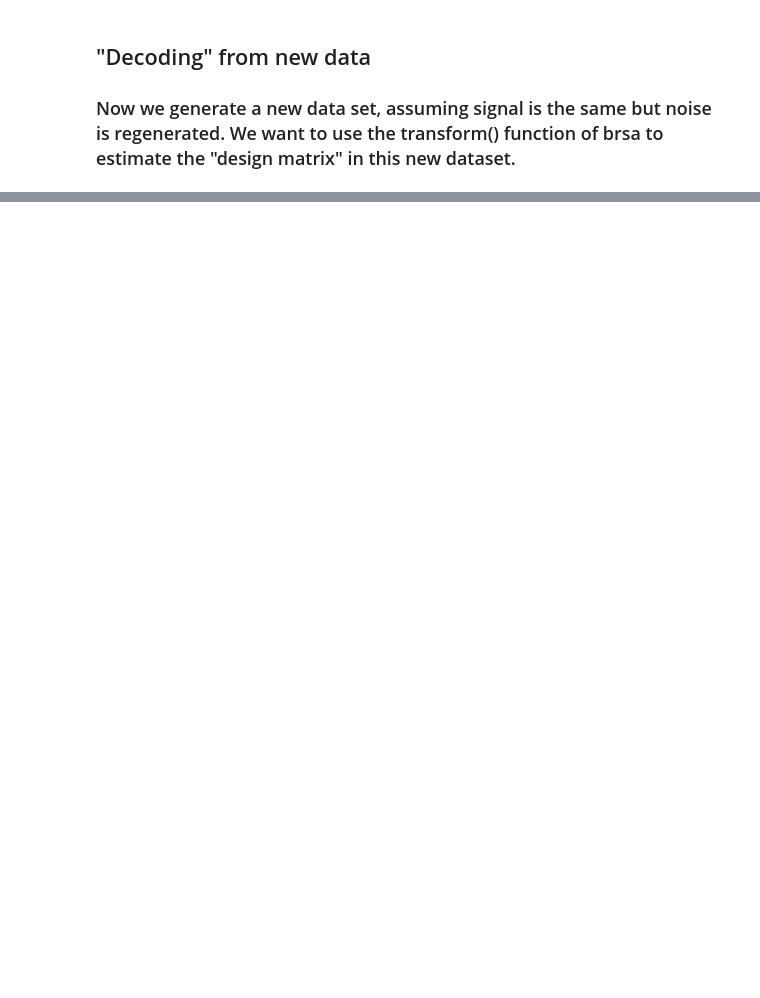
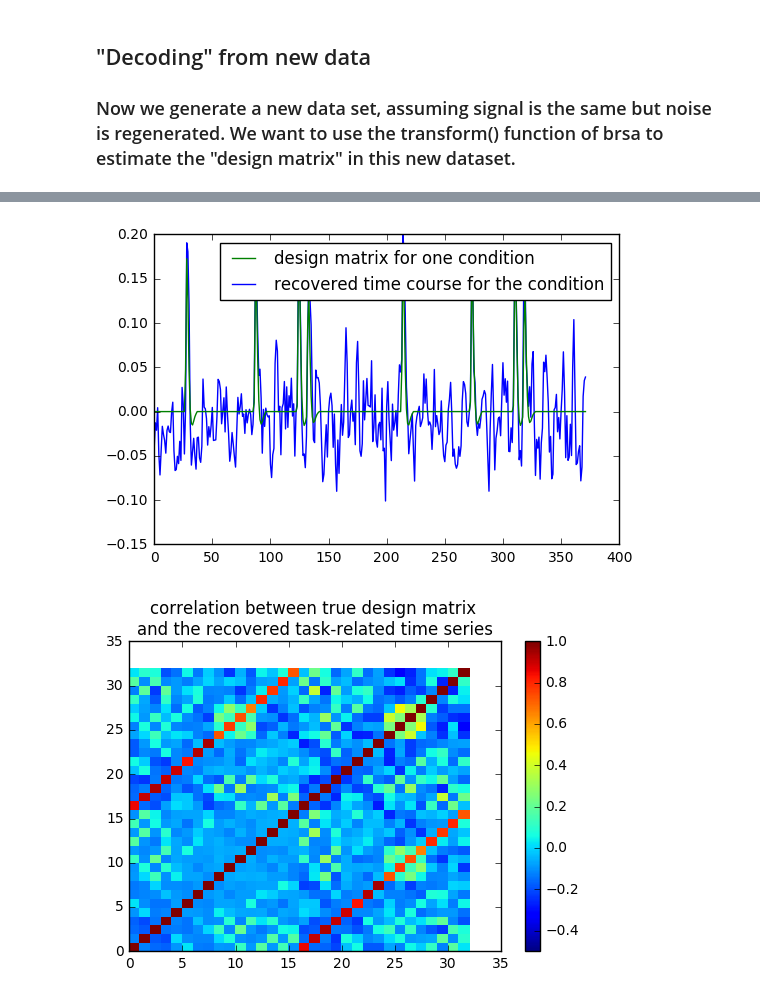
Before and after one commit to brainiak/brainiak, a Jupyter notebook: examples/reprsimil/brsa_representational_similarity_estimate_example.ipynb, the cells around one changed output, grey strips where cells are left out. Cells and saved outputs as stored; diff of their text form; code cells hidden in the pictures; blank space fills up the shorter version.

```diff
--- a/examples/reprsimil/brsa_representational_similarity_estimate_example.ipynb
+++ b/examples/reprsimil/brsa_representational_similarity_estimate_example.ipynb
@@ -506,0 +567,21 @@ plt.show()
+# %%
+Y_z = scipy.stats.zscore(Y,axis=0)
+Y_std = np.std(Y,axis=0)
+# Z-scoreing the data
+
+brsa = BRSA(nureg_method='PCA', n_nureg=20, auto_nuisance=True, tau_range=2,
+            anneal_speed=10, prior_ts_cov='Full', marginalize=True, n_iter=50)
+# Initiate an instance, telling it
+# that we want to impose Gaussian Process prior
+# over both space and intensity.
+
+z_score = True
+if z_score:
+    brsa.fit(X=Y_z, design=design.design_task,scan_onsets=scan_onsets,
+             SNR_bins=20, rho_bins=20)
+else:
+    brsa.fit(X=Y, design=design.design_task,scan_onsets=scan_onsets,
+             SNR_bins=20, rho_bins=20)
+
+# The data to fit should be given to the argument X.
+# Design matrix goes to design. And so on.
@@ -506,0 +630,26 @@ plt.show()
+# %%
+noise_new = np.zeros([n_T, n_V])
+noise_new[0, :] = np.dot(L_noise, np.random.randn(n_V))\
+    / np.sqrt(1 - rho1**2)
+for i_t in range(1, n_T):
+    noise_new[i_t, :] = noise_new[i_t - 1, :] * rho1 \
+        + np.dot(L_noise,np.random.randn(n_V))
+Y_new = signal + noise_new + inten
+
+ts, ts0 = brsa.transform(scipy.stats.zscore(Y_new,axis=0),scan_onsets=scan_onsets)
+# ts, ts0 = brsa.transform(Y_new,scan_onsets=scan_onsets)
+recovered_plot, = plt.plot(ts[:, 8], 'b')
+design_plot, = plt.plot(design.design_task[:, 8], 'g')
+plt.legend([design_plot, recovered_plot],
+           ['design matrix for one condition', 'recovered time course for the condition'])
+plt.show()
+
+
+
+plt.pcolor(np.corrcoef(design.design_task.T,ts.T),vmin=-0.5,vmax=1)
+plt.title('correlation between true design matrix \nand the recovered task-related time series')
+plt.colorbar()
+plt.show()
+# %% [output]
+[figure, added]
+[figure, added]
```
Also changed, not shown: parts of 16 cells of this notebook, 2 other files.
